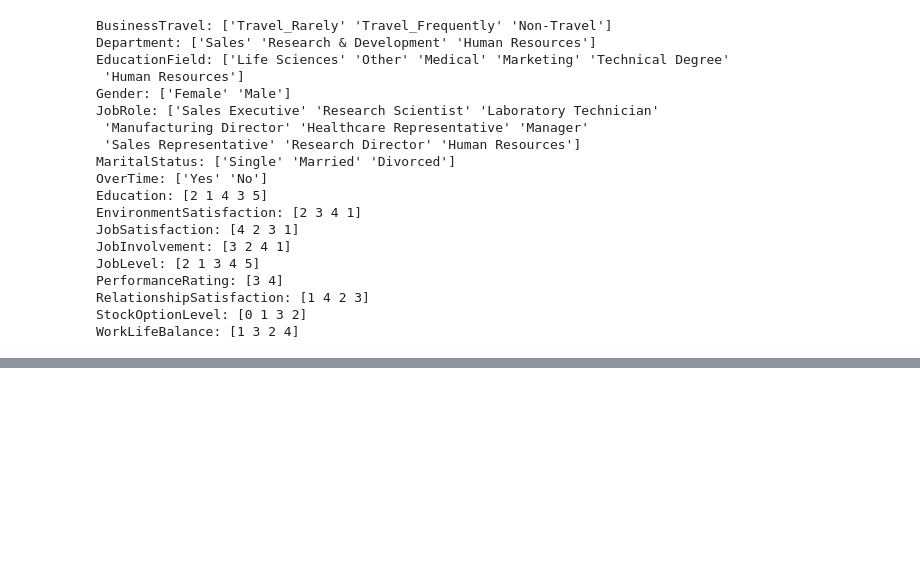
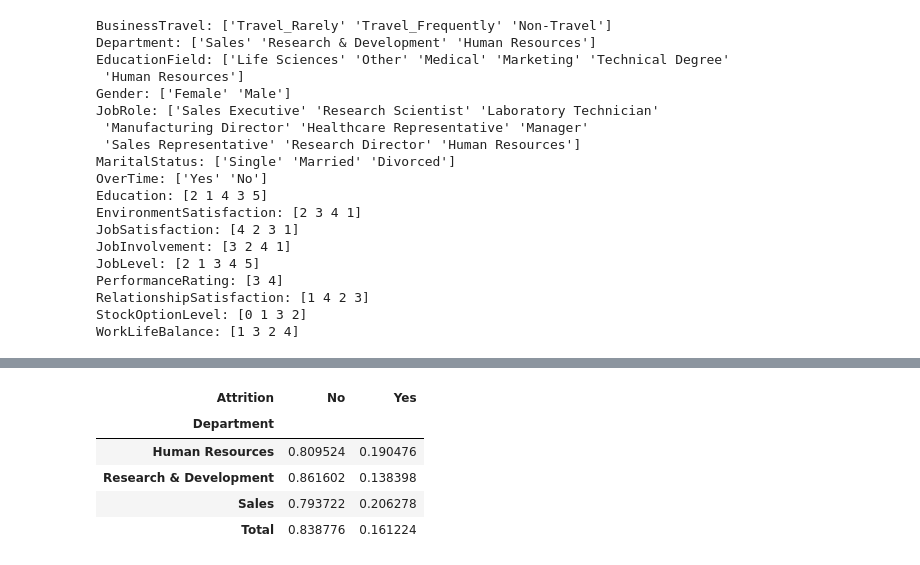
Before and after one commit to OjedaProgramador/Analise_dados_versao_2, a Jupyter notebook: IBM.ipynb, the cells around one changed output, grey strips where cells are left out. Drawn from its saved outputs; the diff is of its cells as text; code cells hidden in the pictures; blank space fills up the shorter version.

```diff
--- a/IBM.ipynb
+++ b/IBM.ipynb
@@ -248,0 +276,9 @@ memory usage: 287.0+ KB
+# %%
+pd.crosstab(BASE_NOVO['Department'], BASE_NOVO['Attrition'], margins=True,margins_name='Total', normalize='index').style.background_gradient(cmap='RdYlGn')
+# %% [output]
+| Attrition | No | Yes |
+| Department |  |  |
+| Human Resources | 0.809524 | 0.190476 |
+| Research & Development | 0.861602 | 0.138398 |
+| Sales | 0.793722 | 0.206278 |
+| Total | 0.838776 | 0.161224 |
```
Also changed, not shown: parts of 8 cells of this notebook.
